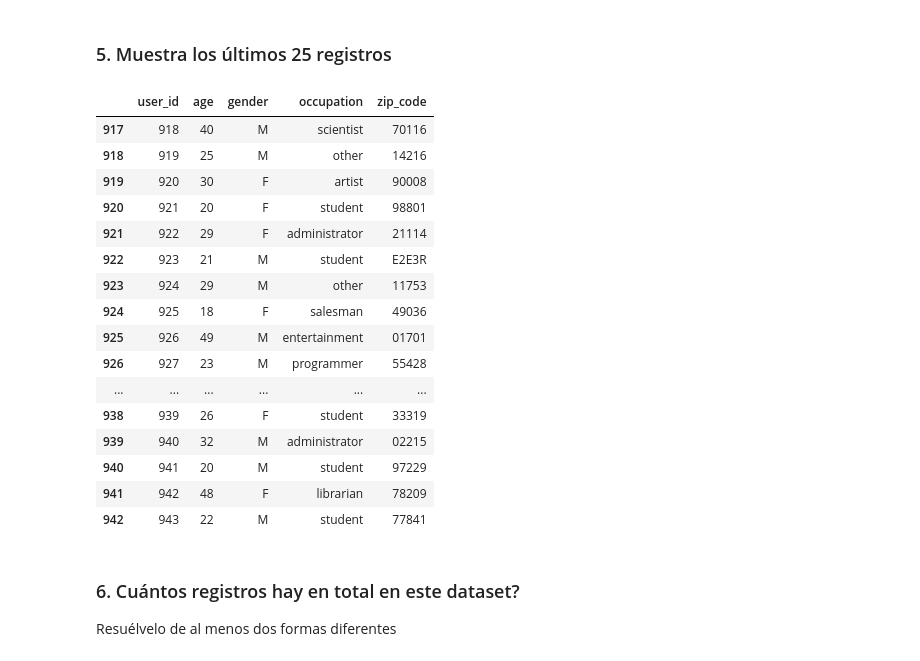
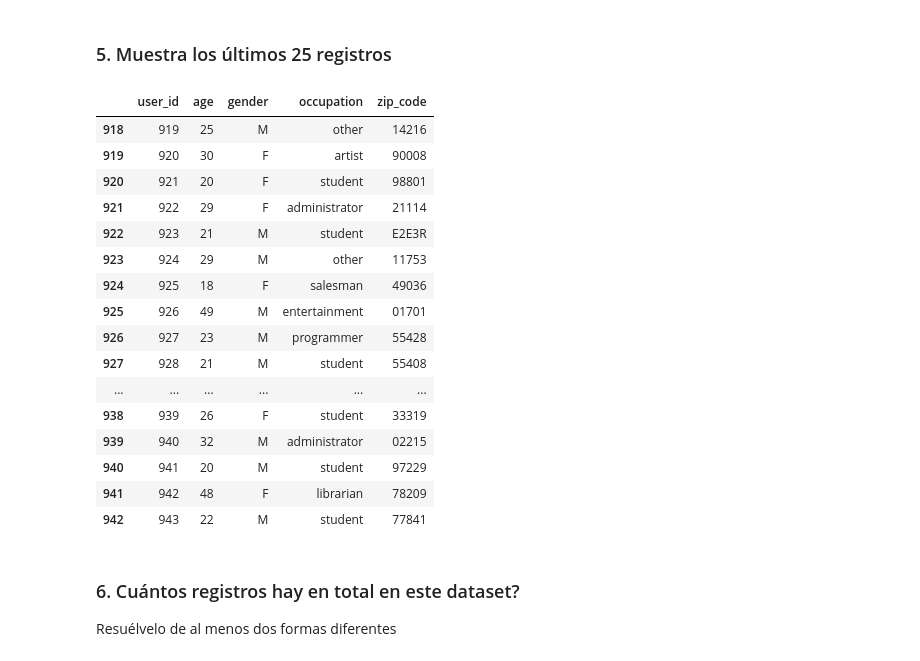
Before and after one commit to Jon3J/dsft2409_Jon, a Jupyter notebook: 2-Data_Analysis/2-Pandas/Practica/0-Occupation/Occupation.ipynb, the cells around one changed output. Cells and saved outputs as stored; diff of their text form; code cells hidden in the pictures.

```diff
--- a/2-Data_Analysis/2-Pandas/Practica/0-Occupation/Occupation.ipynb
+++ b/2-Data_Analysis/2-Pandas/Practica/0-Occupation/Occupation.ipynb
@@ -74,10 +94,9 @@ users.head(26)
 # %% [markdown]
 ### 5. Muestra los últimos 25 registros
 # %%
-users.tail(26) #Muestra los últimos 25 registros
+users.tail(25) #Muestra los últimos 25 registros
 # %% [output]
 |  | user_id | age | gender | occupation | zip_code |
-| 917 | 918 | 40 | M | scientist | 70116 |
 | 918 | 919 | 25 | M | other | 14216 |
 | 919 | 920 | 30 | F | artist | 90008 |
 | 920 | 921 | 20 | F | student | 98801 |
@@ -87,6 +106,7 @@ users.tail(26) #Muestra los últimos 25 registros
 | 924 | 925 | 18 | F | salesman | 49036 |
 | 925 | 926 | 49 | M | entertainment | 01701 |
 | 926 | 927 | 23 | M | programmer | 55428 |
+| 927 | 928 | 21 | M | student | 55408 |
 | ... | ... | ... | ... | ... | ... |
 | 938 | 939 | 26 | F | student | 33319 |
 | 939 | 940 | 32 | M | administrator | 02215 |
```
Also changed, not shown: parts of 25 cells of this notebook.
